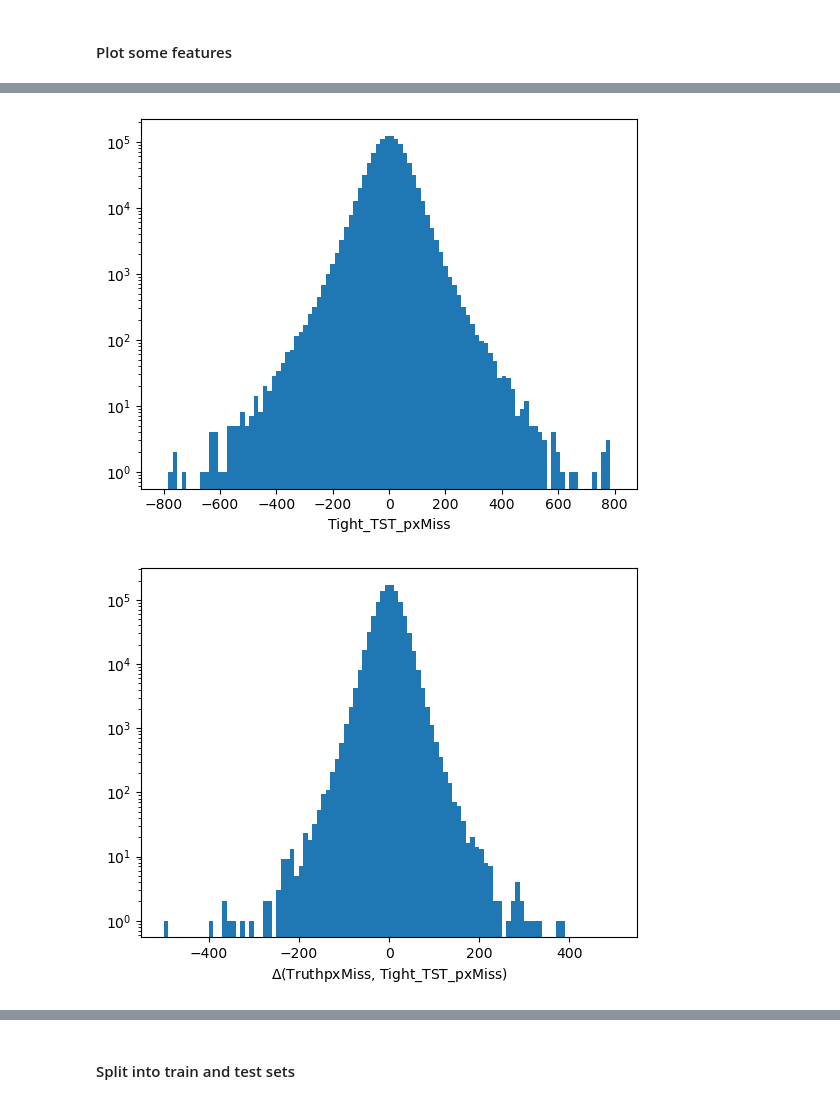
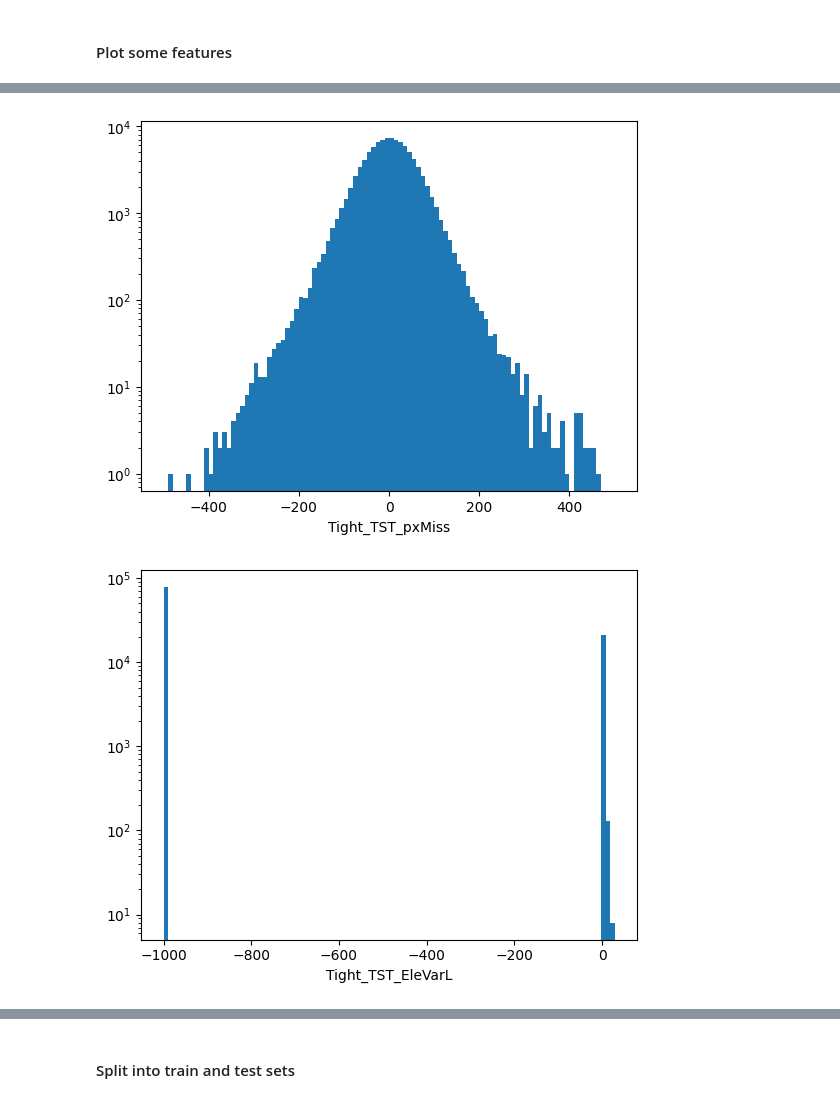
Before and after one commit to hollypacey/OxfordCMPP, a Jupyter notebook: ML/METNet_example.ipynb, the cells around one changed output, grey strips where cells are left out. Saved outputs shown, nothing was run; the diff lists cells and outputs as text; code cells hidden in the pictures.

```diff
--- a/ML/METNet_example.ipynb
+++ b/ML/METNet_example.ipynb
@@ -13,8 +22,4 @@ from sklearn.model_selection import train_test_split
 * Add intro describing MET and the ML problem to be solved
 * Explain what the variables are
 # %%
-inFile = '/Users/hodkinson/Teaching/CMPP/ttbar_METNTuple.root'
-
-# open file with uproot
-f = uproot.open(inFile)['None/Nominal']
-#print(f.keys()) # print tree names
+df = pd.read_csv('/data/atlas04/users/hodkinson/CMPP/ML/ttbar_df.csv')
@@ -60,26 +97,12 @@ y = f.arrays(targets,library="pd")
 # %%
 def plot_feature(feature, **kwargs):
     fig, ax = plt.subplots()
-    if 'Truth' in feature:
-        ax.hist(y[feature], **kwargs)
-    else:
-        ax.hist(X[feature], **kwargs)
+    ax.hist(df[feature], **kwargs)
     ax.set_yscale('log')
     ax.set_xlabel(feature)
     plt.show()
-
-def plot_difference(feature1, feature2, **kwargs):
-    if 'Truth' in feature1: v1 = y[feature1]
-    else: v1 = X[feature1]
-    if 'Truth' in feature2: v2 = y[feature2]
-    else: v2 = X[feature2]
-    fig, ax = plt.subplots()
-    ax.hist(v1-v2, **kwargs)
-    ax.set_yscale('log')
-    ax.set_xlabel(f'$\\Delta(${feature1}, {feature2}$)$')
-    plt.show()
 # %%
-plot_feature('TruthpxMiss',bins=100)
-plot_feature('Tight_TST_pxMiss',bins=100,range=(-800,800))
-plot_difference('TruthpxMiss','Tight_TST_pxMiss',bins=100, range=(-500,500))
+plot_feature('TruthpxMiss',bins=100, range=(-500,500))
+plot_feature('Tight_TST_pxMiss',bins=100,range=(-500,500))
+plot_feature('Tight_TST_EleVarL',bins=100)
 # %% [output]
@@ -87,2 +110,2 @@ plot_difference('TruthpxMiss','Tight_TST_pxMiss',bins=100, range=(-500,500))
-[figure, old version]
+[figure, new version]
-[figure, old version]
+[figure, new version]
```
Also changed, not shown: parts of 19 cells of this notebook, 3 other files.
